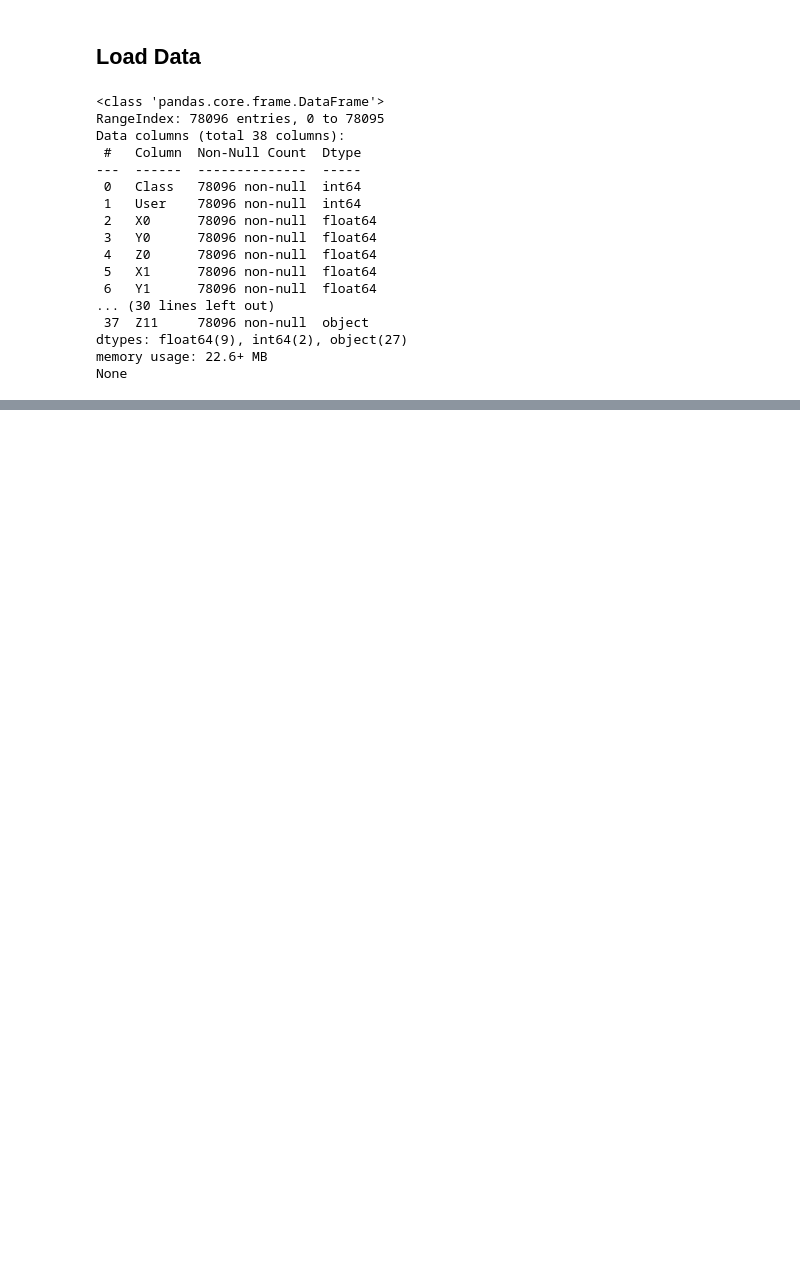
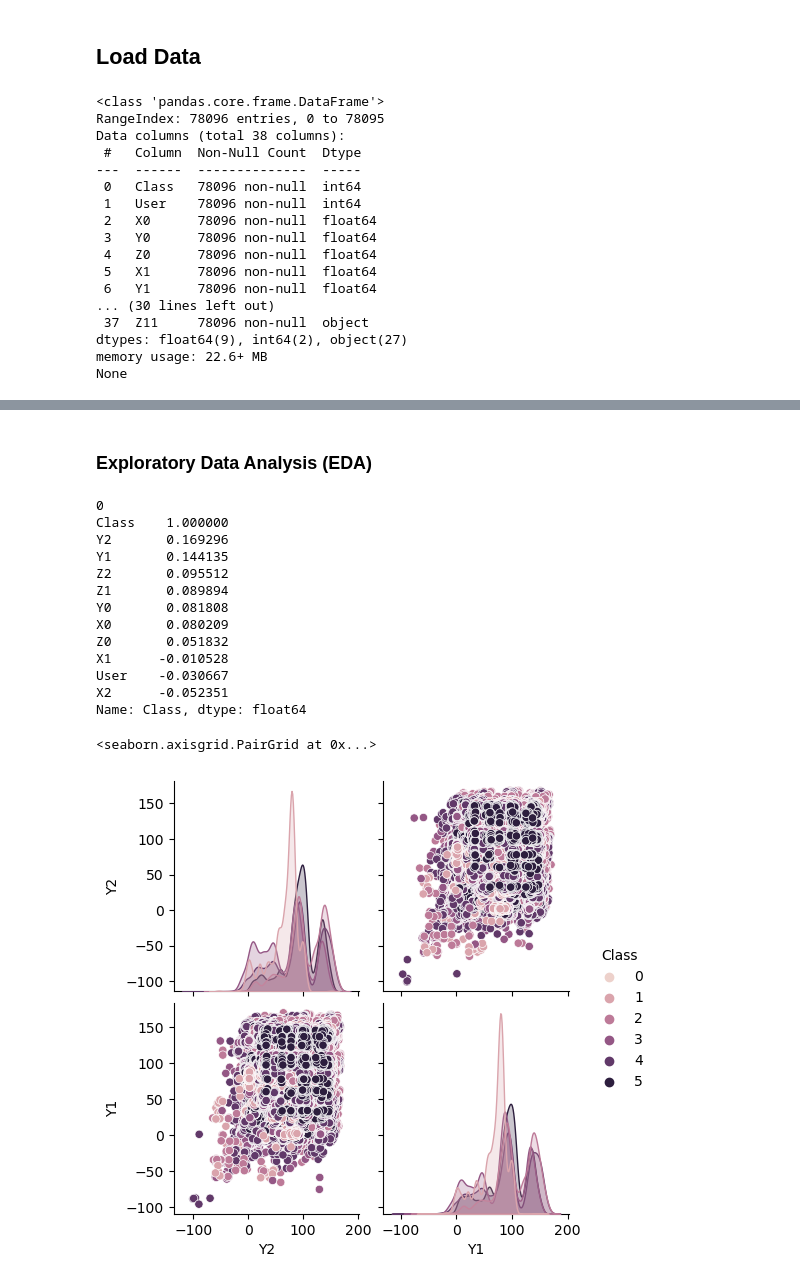
Before and after one commit to bodeborder/fcul-machine-learning, a Jupyter notebook: 2 trabalho/AA_2nd_HomeAssignment_G33.ipynb, the cells around one changed output, grey strips where cells are left out. Cells and saved outputs as stored; diff of their text form; code cells hidden in the pictures; blank space fills up the shorter version.

Commit message:
EDA completed and some data processing

```diff
--- a/2 trabalho/AA_2nd_HomeAssignment_G33.ipynb
+++ b/2 trabalho/AA_2nd_HomeAssignment_G33.ipynb
@@ -59,0 +57,29 @@ print(df)
+# %% [markdown]
+### Exploratory Data Analysis (EDA)
+# %%
+#check for duplicates
+print(df.duplicated().sum())
+
+#creates a matrix of correlations
+corr_matrix = df.corr()
+#how much each attribute correlates with the Class target variable value, the lower the value the least relevant the feature is
+print(corr_matrix['Class'].sort_values(ascending=False))
+
+#plot to present the correlation between the 2 most correlated features with target variable
+sns.pairplot(df, vars=['Y2', 'Y1'], hue='Class')
+# %% [output]
+0
+Class    1.000000
+Y2       0.169296
+Y1       0.144135
+Z2       0.095512
+Z1       0.089894
+Y0       0.081808
+X0       0.080209
+Z0       0.051832
+X1      -0.010528
+User    -0.030667
+X2      -0.052351
+Name: Class, dtype: float64
+<seaborn.axisgrid.PairGrid at 0x...>
+[figure, added]
```
Also changed, not shown: parts of 11 cells of this notebook.
